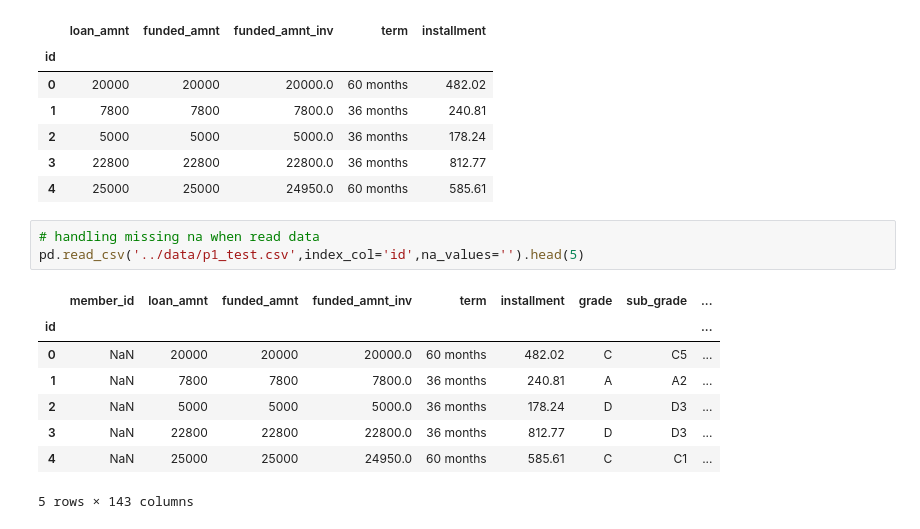
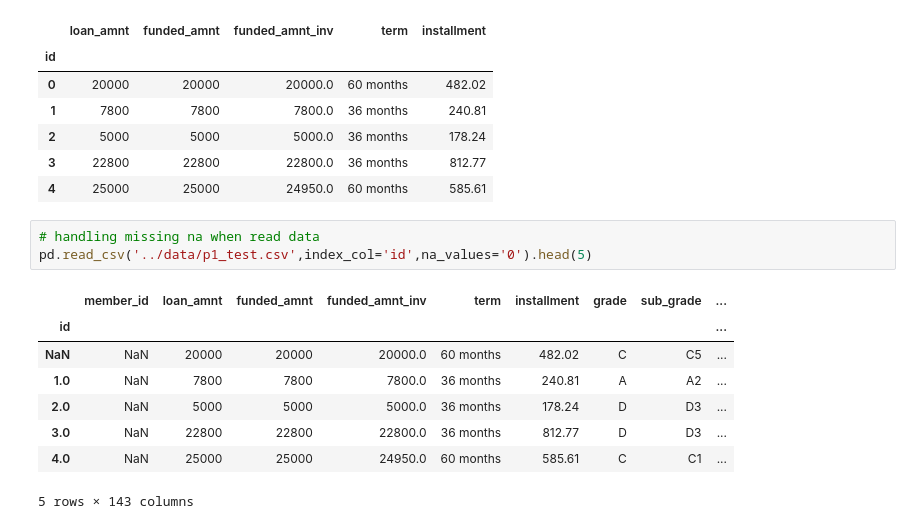
Before and after one commit to ashen007/pandas_data_analysis, a Jupyter notebook: v_2/c_1.ipynb, the cells around one changed output. Saved outputs shown, nothing was run; the diff lists cells and outputs as text.

```diff
--- a/v_2/c_1.ipynb
+++ b/v_2/c_1.ipynb
@@ -57,13 +57,13 @@ pd.read_csv('../data/p1_test.csv',index_col='id',usecols=['id','loan_amnt','fund
 | 4 | 25000 | 25000 | 24950.0 | 60 months | 585.61 |
 # %%
 # handling missing na when read data
-pd.read_csv('../data/p1_test.csv',index_col='id',na_values='').head(5)
+pd.read_csv('../data/p1_test.csv',index_col='id',na_values='0').head(5)
 # %% [output]
 |  | member_id | loan_amnt | funded_amnt | funded_amnt_inv | term | installment | grade | sub_grade | ... |
 | id |  |  |  |  |  |  |  |  | ... |
-| 0 | NaN | 20000 | 20000 | 20000.0 | 60 months | 482.02 | C | C5 | ... |
-| 1 | NaN | 7800 | 7800 | 7800.0 | 36 months | 240.81 | A | A2 | ... |
-| 2 | NaN | 5000 | 5000 | 5000.0 | 36 months | 178.24 | D | D3 | ... |
-| 3 | NaN | 22800 | 22800 | 22800.0 | 36 months | 812.77 | D | D3 | ... |
-| 4 | NaN | 25000 | 25000 | 24950.0 | 60 months | 585.61 | C | C1 | ... |
+| NaN | NaN | 20000 | 20000 | 20000.0 | 60 months | 482.02 | C | C5 | ... |
+| 1.0 | NaN | 7800 | 7800 | 7800.0 | 36 months | 240.81 | A | A2 | ... |
+| 2.0 | NaN | 5000 | 5000 | 5000.0 | 36 months | 178.24 | D | D3 | ... |
+| 3.0 | NaN | 22800 | 22800 | 22800.0 | 36 months | 812.77 | D | D3 | ... |
+| 4.0 | NaN | 25000 | 25000 | 24950.0 | 60 months | 585.61 | C | C1 | ... |
 5 rows × 143 columns
```
Also changed, not shown: parts of 1 cell of this notebook.
